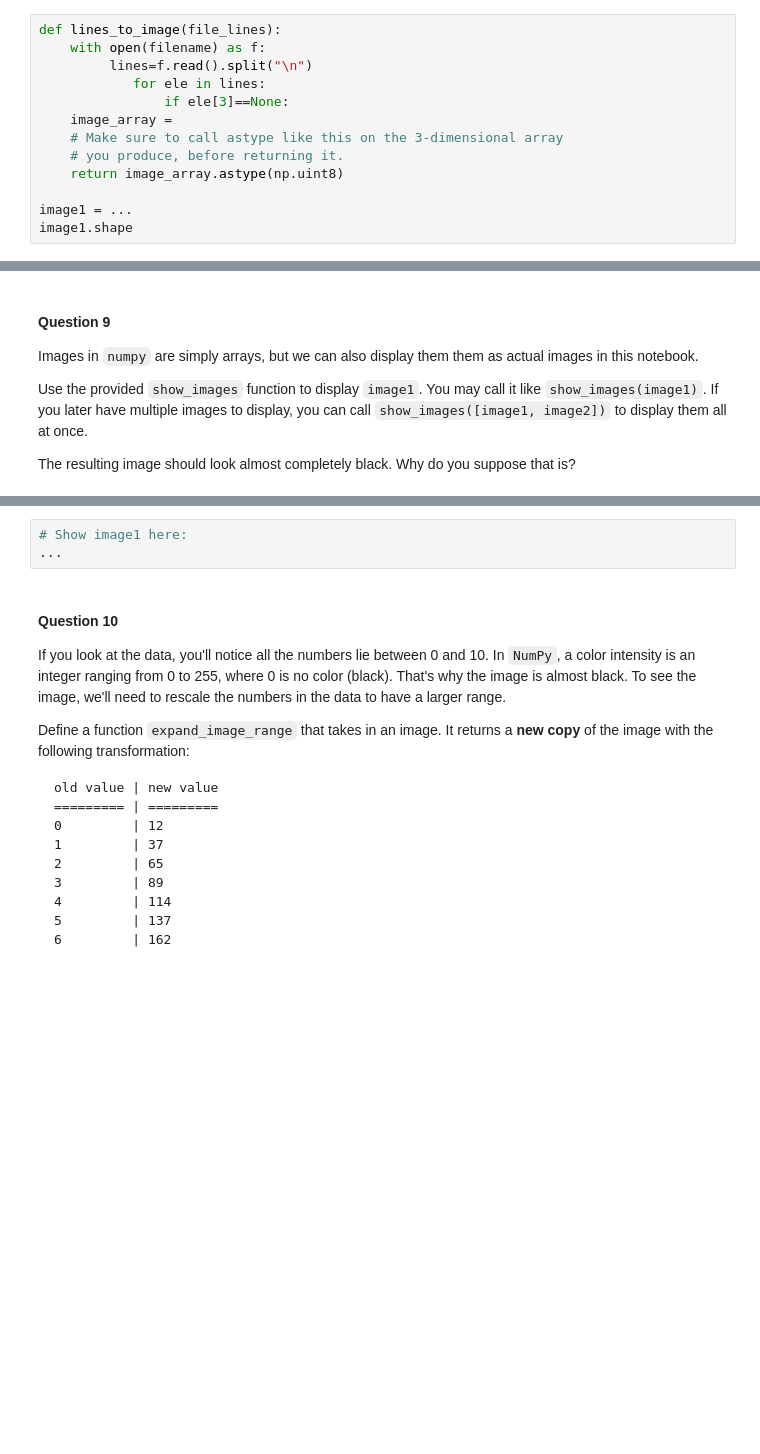
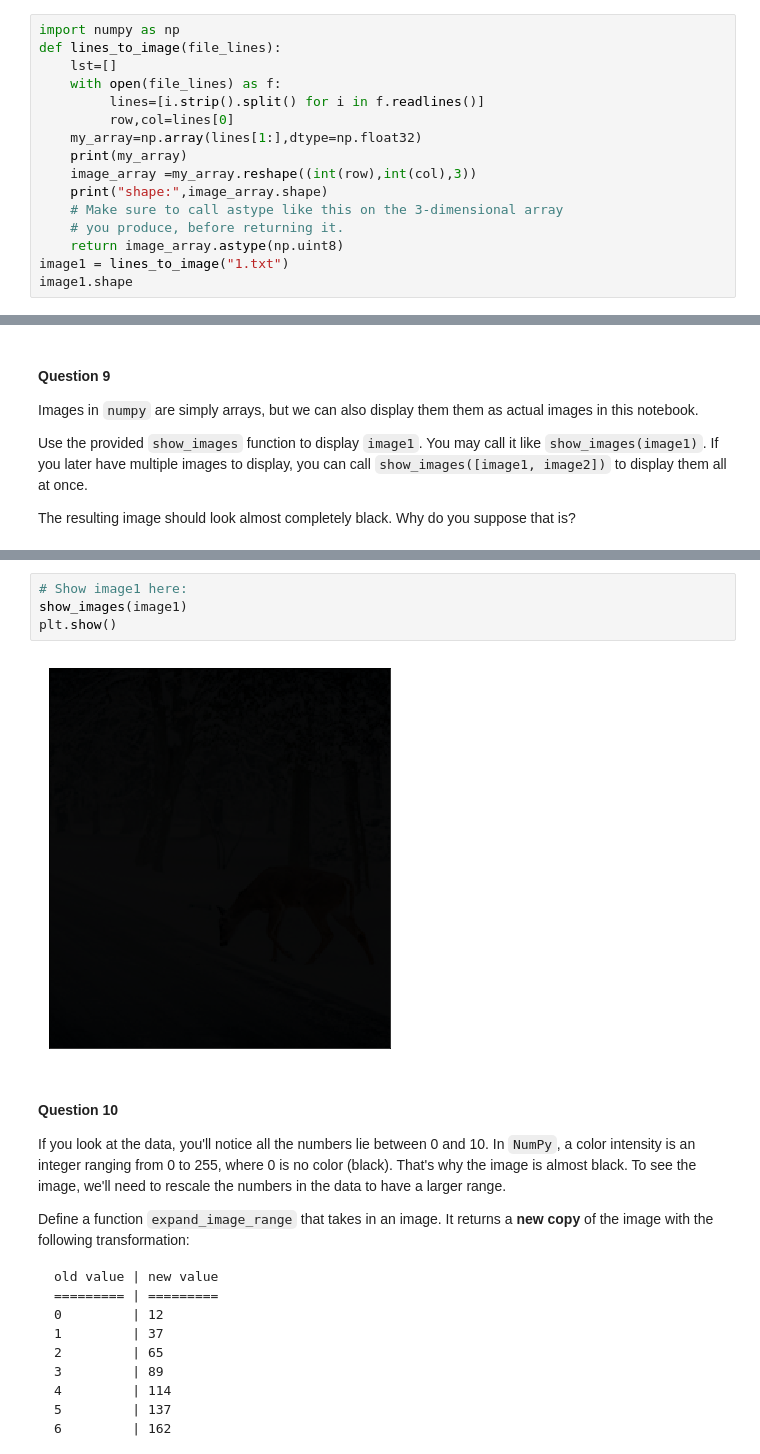
Before and after one commit to oliviapy960825/oliviapy960825.github.io, a Jupyter notebook: Assignments/HW1.ipynb, the cells around one changed output, grey strips where cells are left out. Cells and saved outputs as stored; diff of their text form; blank space fills up the shorter version.

```diff
--- a/Assignments/HW1.ipynb
+++ b/Assignments/HW1.ipynb
@@ -602,15 +504,18 @@ returning so that `numpy` will recognize the array represents an image.
 Once you've defined the function, set `image1` to the result of calling
 `lines_to_image` on `file1`.
 # %%
+import numpy as np
 def lines_to_image(file_lines):
-    with open(filename) as f:
-         lines=f.read().split("\n")
-            for ele in lines:
-                if ele[3]==None:
-    image_array =
+    lst=[]
+    with open(file_lines) as f:
+         lines=[i.strip().split() for i in f.readlines()]
+         row,col=lines[0]
+    my_array=np.array(lines[1:],dtype=np.float32)
+    print(my_array)
+    image_array =my_array.reshape((int(row),int(col),3))
+    print("shape:",image_array.shape)
     # Make sure to call astype like this on the 3-dimensional array
     # you produce, before returning it.
     return image_array.astype(np.uint8)
-
-image1 = ...
+image1 = lines_to_image("1.txt")
 image1.shape
@@ -661,7 +575,10 @@ def show_images(images, ncols=2, figsize=(10, 7), **kwargs):
         show_image(image, axis)
 # %%
 # Show image1 here:
-...
+show_images(image1)
+plt.show()
+# %% [output]
+[figure, added]
 # %% [markdown]
 #### Question 10
 
```
Also changed, not shown: parts of 32 cells of this notebook, 2 other files.
